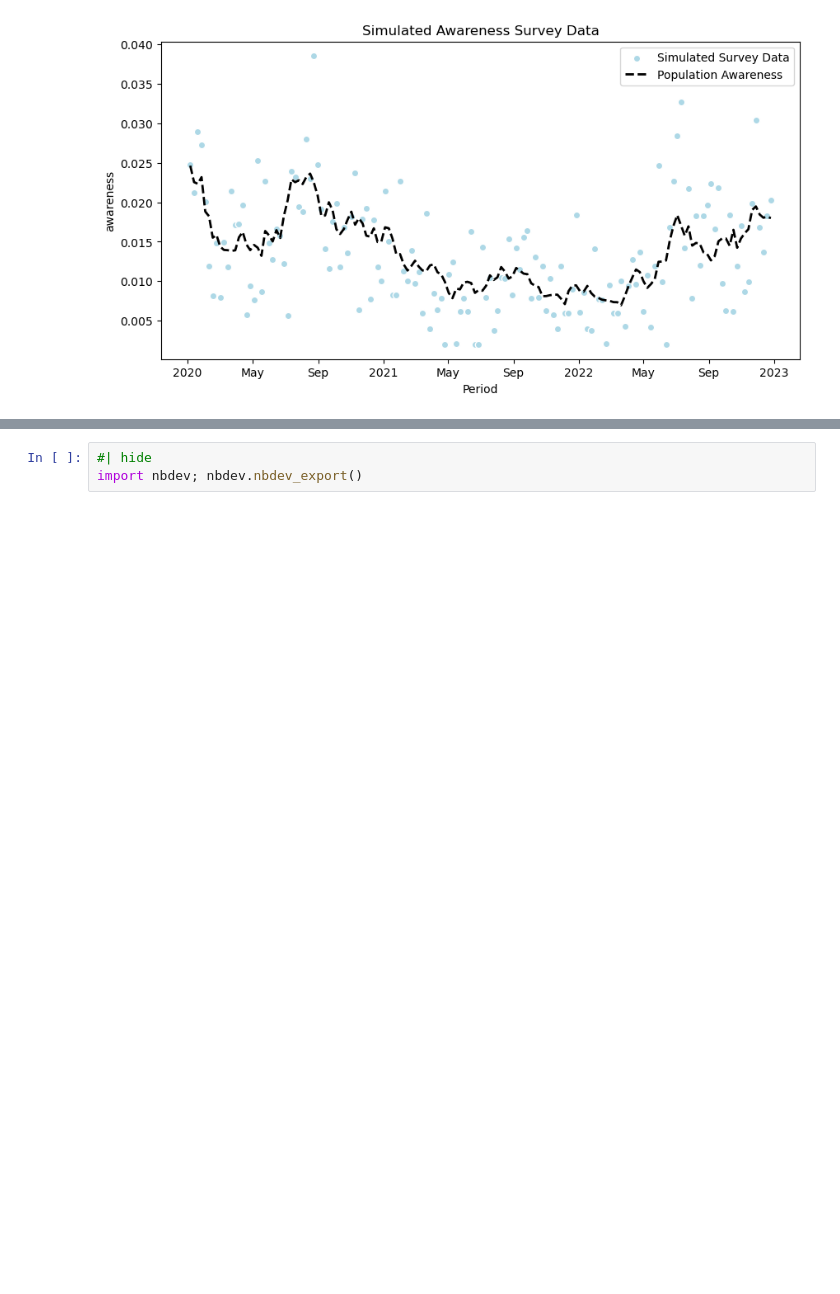
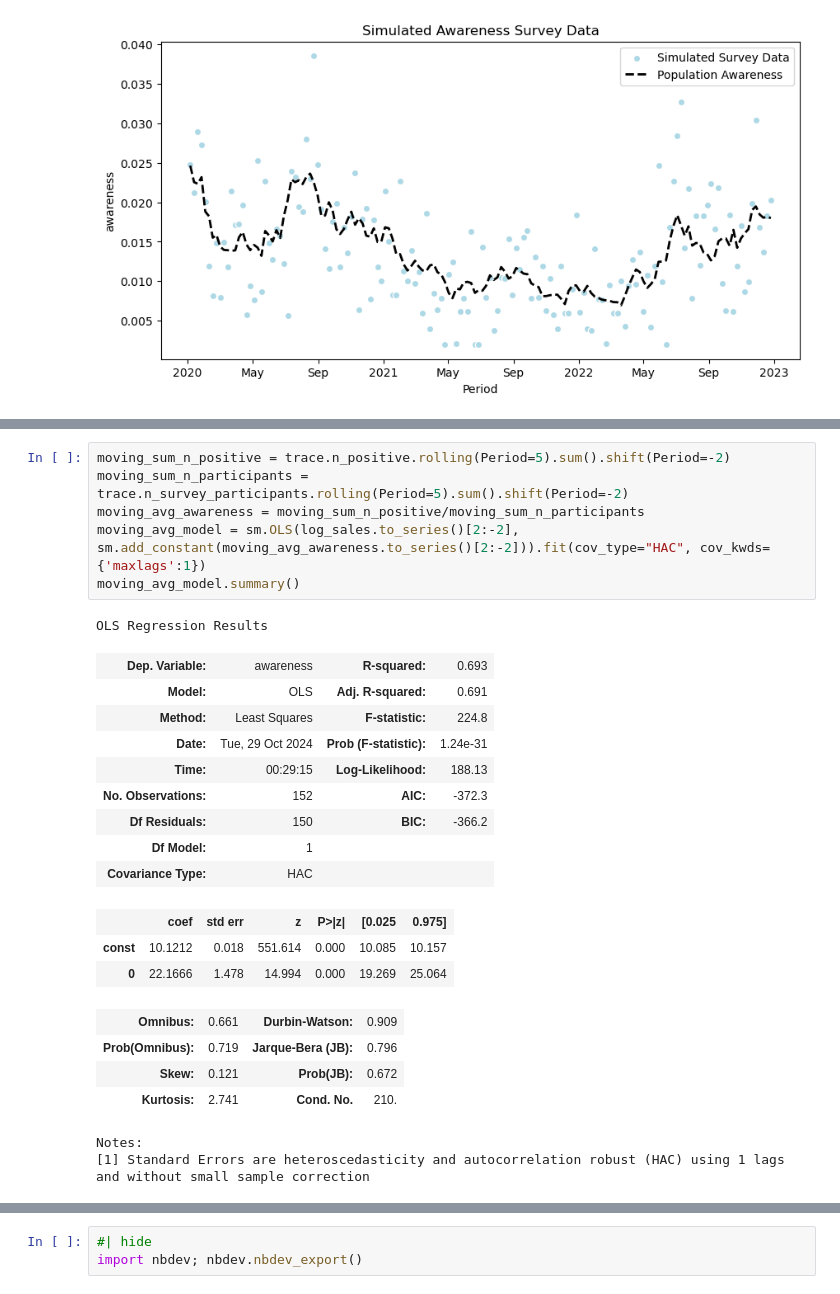
Before and after one commit to redam94/common_regression_issues, a Jupyter notebook: nbs/00_measurement_error.ipynb, the cells around one changed output, grey strips where cells are left out. Cells and saved outputs as stored; diff of their text form; blank space fills up the shorter version.

```diff
--- a/nbs/00_measurement_error.ipynb
+++ b/nbs/00_measurement_error.ipynb
@@ -149,0 +235,26 @@ Sampling: [_noise, logit_awareness, n_positive, n_survey_participants]
+# %%
+moving_sum_n_positive = trace.n_positive.rolling(Period=5).sum().shift(Period=-2)
+moving_sum_n_participants = trace.n_survey_participants.rolling(Period=5).sum().shift(Period=-2)
+moving_avg_awareness = moving_sum_n_positive/moving_sum_n_participants
+moving_avg_model = sm.OLS(log_sales.to_series()[2:-2], sm.add_constant(moving_avg_awareness.to_series()[2:-2])).fit(cov_type="HAC", cov_kwds={'maxlags':1})
+moving_avg_model.summary()
+# %% [output]
+OLS Regression Results
+| Dep. Variable: | awareness | R-squared: | 0.693 |
+| Model: | OLS | Adj. R-squared: | 0.691 |
+| Method: | Least Squares | F-statistic: | 224.8 |
+| Date: | Tue, 29 Oct 2024 | Prob (F-statistic): | 1.24e-31 |
+| Time: | 00:29:15 | Log-Likelihood: | 188.13 |
+| No. Observations: | 152 | AIC: | -372.3 |
+| Df Residuals: | 150 | BIC: | -366.2 |
+| Df Model: | 1 |  |  |
+| Covariance Type: | HAC |  |  |
+|  | coef | std err | z | P>|z| | [0.025 | 0.975] |
+| const | 10.1212 | 0.018 | 551.614 | 0.000 | 10.085 | 10.157 |
+| 0 | 22.1666 | 1.478 | 14.994 | 0.000 | 19.269 | 25.064 |
+| Omnibus: | 0.661 | Durbin-Watson: | 0.909 |
+| Prob(Omnibus): | 0.719 | Jarque-Bera (JB): | 0.796 |
+| Skew: | 0.121 | Prob(JB): | 0.672 |
+| Kurtosis: | 2.741 | Cond. No. | 210. |
+Notes:
+[1] Standard Errors are heteroscedasticity and autocorrelation robust (HAC) using 1 lags and without small sample correction
```
Also changed, not shown: parts of 8 cells of this notebook.
